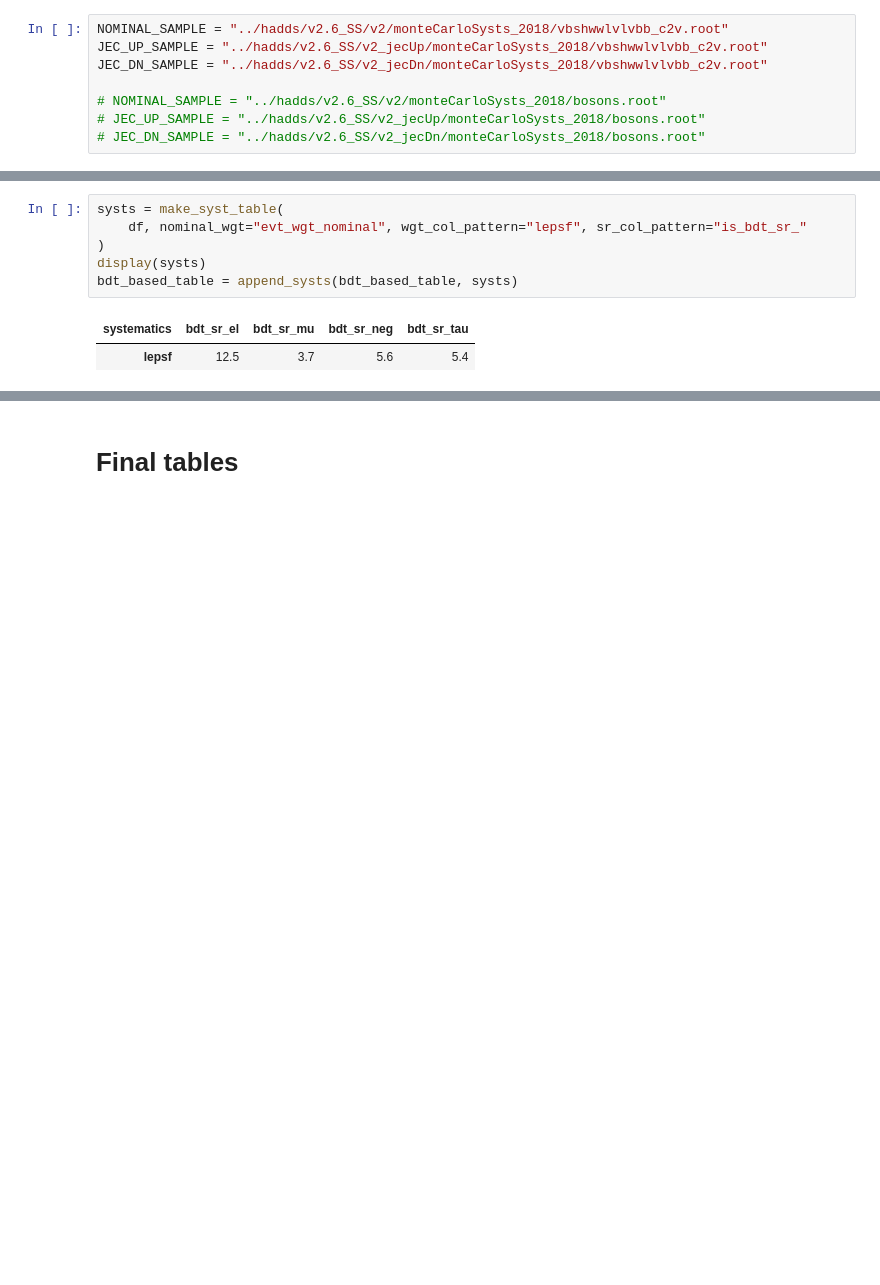
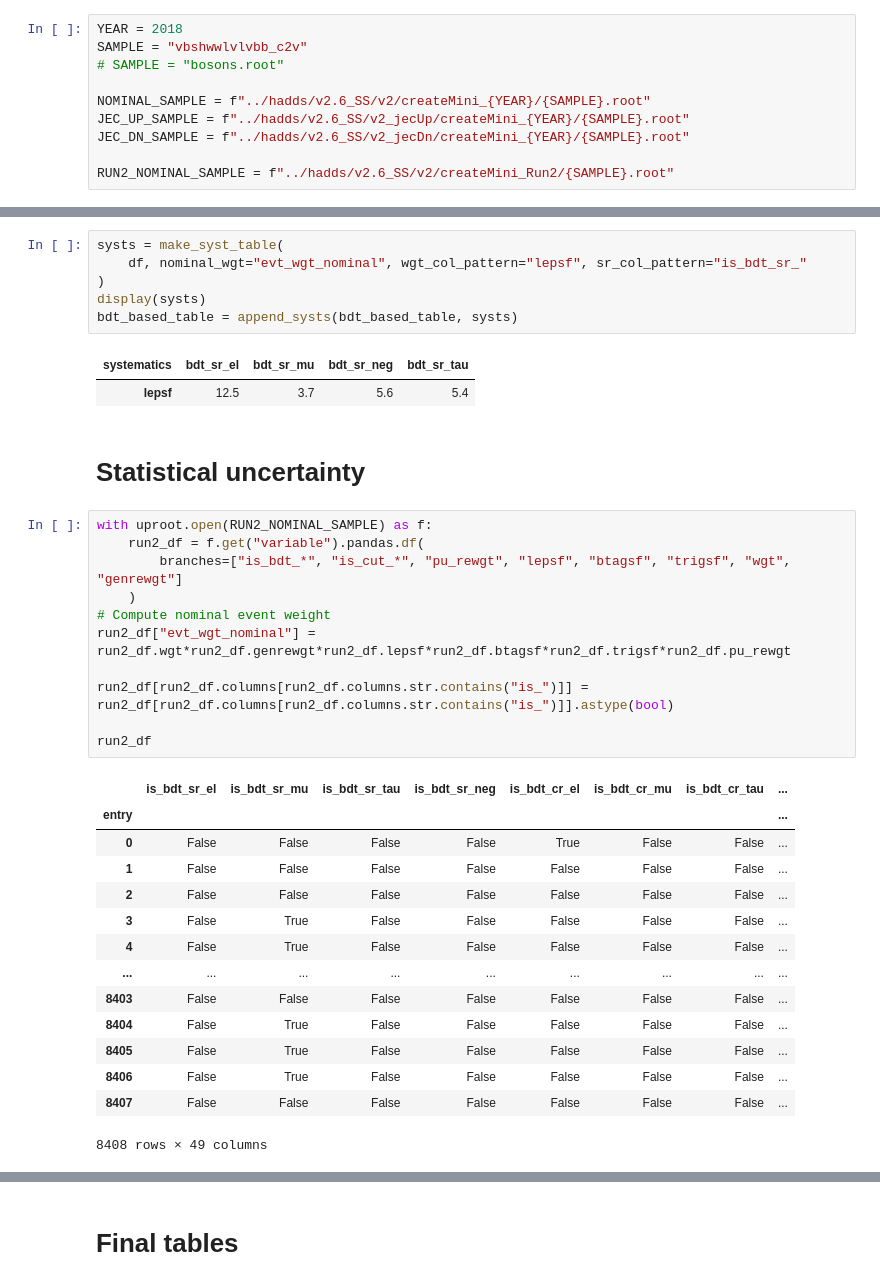
Before and after one commit to cmstas/VBSHWWBabyLooper, a Jupyter notebook: notebooks/mc_systematics.ipynb, the cells around one changed output, grey strips where cells are left out. Drawn from its saved outputs; the diff is of its cells as text; blank space fills up the shorter version.

Commit message:
added statistical uncertainty

```diff
--- a/notebooks/mc_systematics.ipynb
+++ b/notebooks/mc_systematics.ipynb
@@ -6,13 +6,15 @@ import numpy as np
 import matplotlib.pyplot as plt
 import glob
 # %%
-NOMINAL_SAMPLE = "../hadds/v2.6_SS/v2/monteCarloSysts_2018/vbshwwlvlvbb_c2v.root"
-JEC_UP_SAMPLE = "../hadds/v2.6_SS/v2_jecUp/monteCarloSysts_2018/vbshwwlvlvbb_c2v.root"
-JEC_DN_SAMPLE = "../hadds/v2.6_SS/v2_jecDn/monteCarloSysts_2018/vbshwwlvlvbb_c2v.root"
+YEAR = 2018
+SAMPLE = "vbshwwlvlvbb_c2v"
+# SAMPLE = "bosons.root"
 
-# NOMINAL_SAMPLE = "../hadds/v2.6_SS/v2/monteCarloSysts_2018/bosons.root"
-# JEC_UP_SAMPLE = "../hadds/v2.6_SS/v2_jecUp/monteCarloSysts_2018/bosons.root"
-# JEC_DN_SAMPLE = "../hadds/v2.6_SS/v2_jecDn/monteCarloSysts_2018/bosons.root"
+NOMINAL_SAMPLE = f"../hadds/v2.6_SS/v2/createMini_{YEAR}/{SAMPLE}.root"
+JEC_UP_SAMPLE = f"../hadds/v2.6_SS/v2_jecUp/createMini_{YEAR}/{SAMPLE}.root"
+JEC_DN_SAMPLE = f"../hadds/v2.6_SS/v2_jecDn/createMini_{YEAR}/{SAMPLE}.root"
+
+RUN2_NOMINAL_SAMPLE = f"../hadds/v2.6_SS/v2/createMini_Run2/{SAMPLE}.root"
 # %%
 def get_systs(df, wgt_col_pattern, sr_col_pattern, nom_wgt):
     rows = []
@@ -334,3 +355,31 @@ bdt_based_table = append_systs(bdt_based_table, systs)
 # %% [output]
 | systematics | bdt_sr_el | bdt_sr_mu | bdt_sr_neg | bdt_sr_tau |
 | lepsf | 12.5 | 3.7 | 5.6 | 5.4 |
+# %% [markdown]
+# Statistical uncertainty
+# %%
+with uproot.open(RUN2_NOMINAL_SAMPLE) as f:
+    run2_df = f.get("variable").pandas.df(
+        branches=["is_bdt_*", "is_cut_*", "pu_rewgt", "lepsf", "btagsf", "trigsf", "wgt", "genrewgt"]
+    )
+# Compute nominal event weight
+run2_df["evt_wgt_nominal"] = run2_df.wgt*run2_df.genrewgt*run2_df.lepsf*run2_df.btagsf*run2_df.trigsf*run2_df.pu_rewgt
+
+run2_df[run2_df.columns[run2_df.columns.str.contains("is_")]] = run2_df[run2_df.columns[run2_df.columns.str.contains("is_")]].astype(bool)
+
+run2_df
+# %% [output]
+|  | is_bdt_sr_el | is_bdt_sr_mu | is_bdt_sr_tau | is_bdt_sr_neg | is_bdt_cr_el | is_bdt_cr_mu | is_bdt_cr_tau | ... |
+| entry |  |  |  |  |  |  |  | ... |
+| 0 | False | False | False | False | True | False | False | ... |
+| 1 | False | False | False | False | False | False | False | ... |
+| 2 | False | False | False | False | False | False | False | ... |
+| 3 | False | True | False | False | False | False | False | ... |
+| 4 | False | True | False | False | False | False | False | ... |
+| ... | ... | ... | ... | ... | ... | ... | ... | ... |
+| 8403 | False | False | False | False | False | False | False | ... |
+| 8404 | False | True | False | False | False | False | False | ... |
+| 8405 | False | True | False | False | False | False | False | ... |
+| 8406 | False | True | False | False | False | False | False | ... |
+| 8407 | False | False | False | False | False | False | False | ... |
+8408 rows × 49 columns
```
Also changed, not shown: parts of 9 cells of this notebook.
